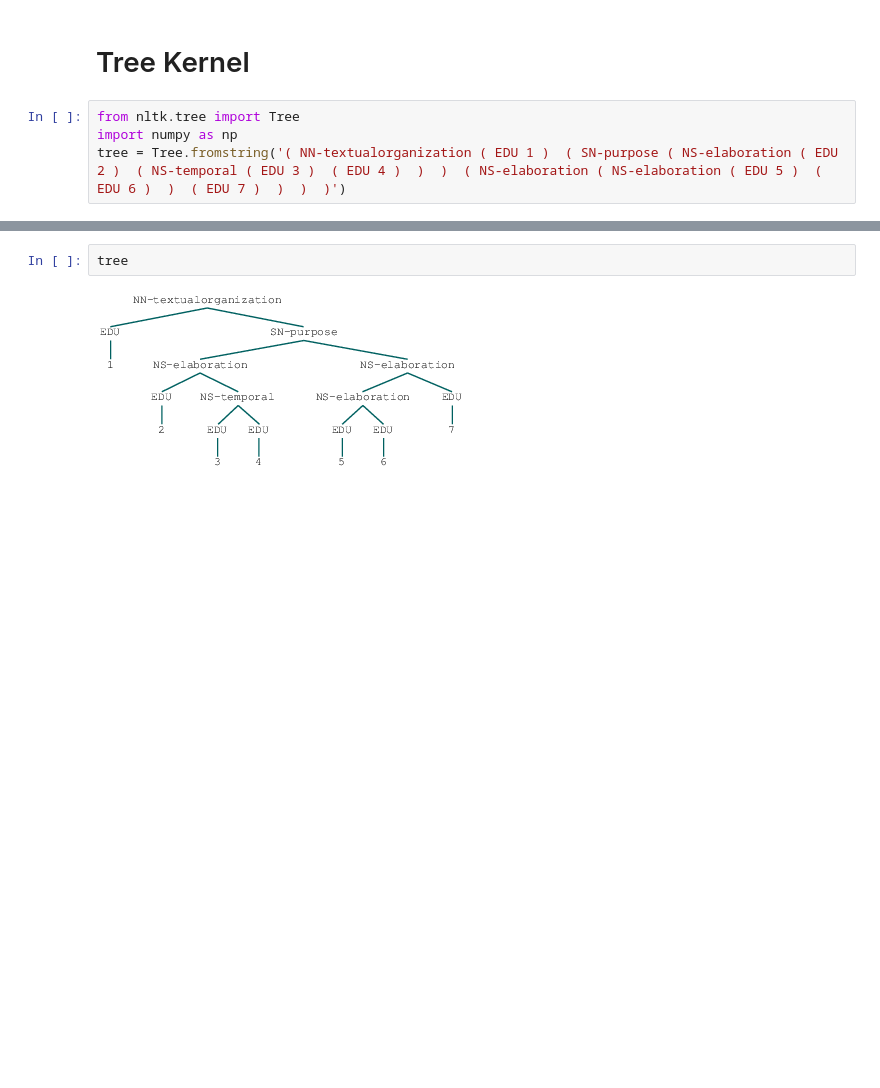
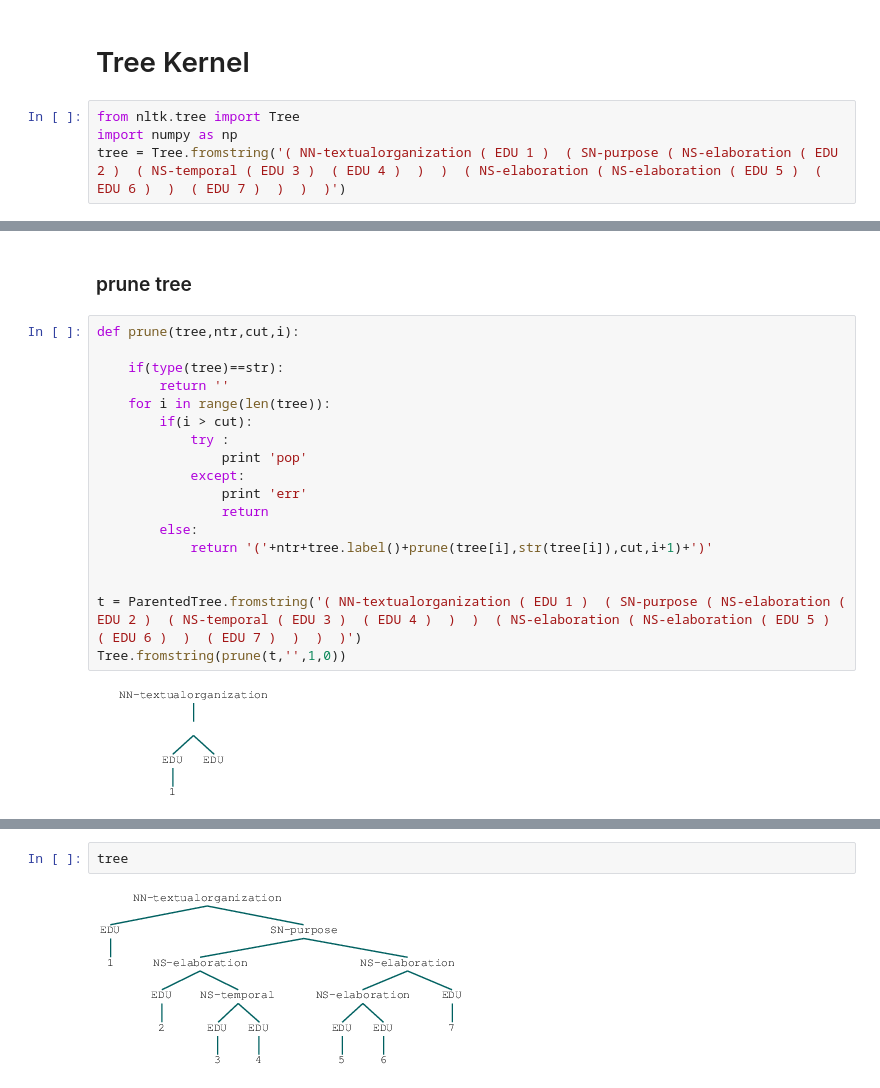
Before and after one commit to emited/discourseAnalysis, a Jupyter notebook: code/ipynb/TreeKernel.ipynb, the cells around one changed output, grey strips where cells are left out. Cells and saved outputs as stored; diff of their text form; blank space fills up the shorter version.

```diff
--- a/code/ipynb/TreeKernel.ipynb
+++ b/code/ipynb/TreeKernel.ipynb
@@ -6,0 +14,22 @@ tree = Tree.fromstring('( NN-textualorganization ( EDU 1 )  ( SN-purpose ( NS-el
+# %% [markdown]
+### prune tree
+# %%
+def prune(tree,ntr,cut,i):
+
+    if(type(tree)==str):
+        return ''
+    for i in range(len(tree)):
+        if(i > cut):
+            try :
+                print 'pop'
+            except:
+                print 'err'
+                return
+        else:
+            return '('+ntr+tree.label()+prune(tree[i],str(tree[i]),cut,i+1)+')'
+
+
+t = ParentedTree.fromstring('( NN-textualorganization ( EDU 1 )  ( SN-purpose ( NS-elaboration ( EDU 2 )  ( NS-temporal ( EDU 3 )  ( EDU 4 )  )  )  ( NS-elaboration ( NS-elaboration ( EDU 5 )  ( EDU 6 )  )  ( EDU 7 )  )  )  )')
+Tree.fromstring(prune(t,'',1,0))
+# %% [output]
+[figure, added]
```
Also changed, not shown: parts of 4 cells of this notebook, 1 other file.
